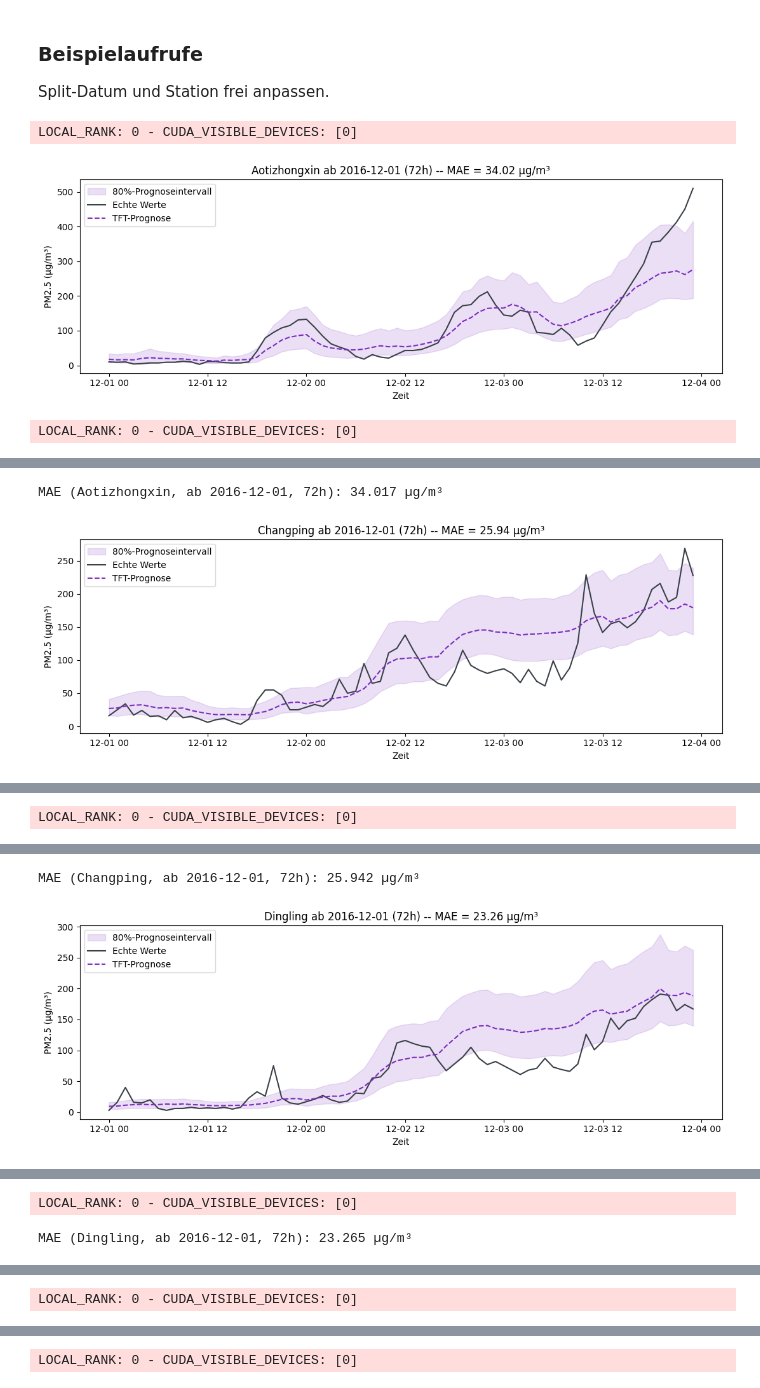
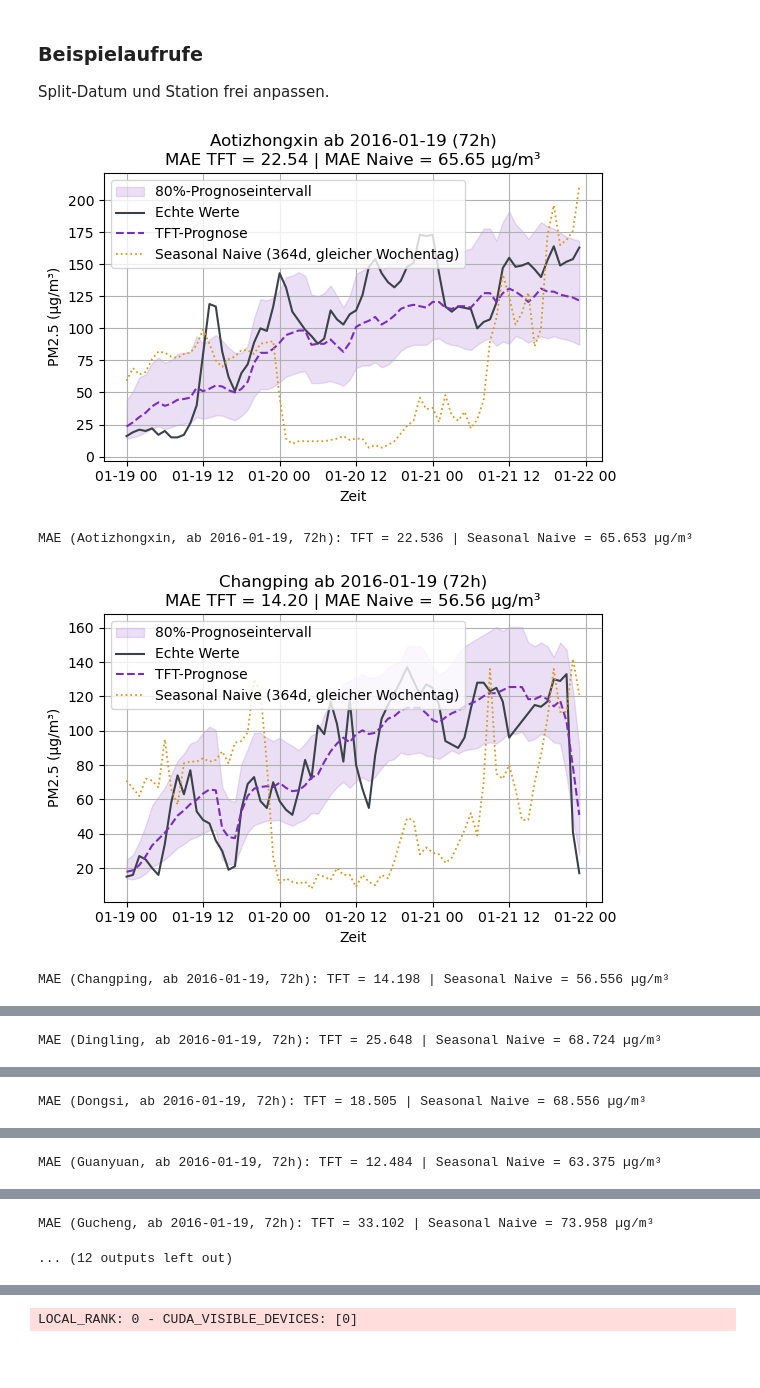
Before and after one commit to Bettina2805/AIForBusinessPrognosis_fv, a Jupyter notebook: Capstone Projekt/notebooks_fv/04_TFT_Modelle_vergleichen.ipynb, the cells around one changed output, grey strips where cells are left out. Drawn from its saved outputs; the diff is of its cells as text; code cells hidden in the pictures; blank space fills up the shorter version.

```diff
--- a/Capstone Projekt/notebooks_fv/04_TFT_Modelle_vergleichen.ipynb
+++ b/Capstone Projekt/notebooks_fv/04_TFT_Modelle_vergleichen.ipynb
@@ -328,9 +346,12 @@ gespeichert -> ..\data\ergebnis_tft_final_geladen.csv
 volles Testfenster (danach) vorliegen.
 # %%
 def vergleiche_tft(station, split_datum, horizont=H_TFT, nf=nf, multi=multi, stat_df=stat_df,
-                   input_size=INPUT_SIZE, farbe_echt='#3A4148', farbe_modell='#7B2CBF'):
-    '''Plottet echte PM2.5-Werte vs. TFT-Prognose fuer `station` ab `split_datum` (`horizont` Stunden)
-    und gibt (vergleich_df, mae_wert) zurueck. Gibt den MAE zusaetzlich aus.'''
+                   input_size=INPUT_SIZE, tage_zurueck_naive=364,
+                   farbe_echt='#3A4148', farbe_modell='#7B2CBF', farbe_naive="#D7991E"):
+    '''Plottet echte PM2.5-Werte vs. TFT-Prognose UND Seasonal-Naive-Baseline (Wert von
+    `tage_zurueck_naive` Tagen zuvor, gleicher Wochentag) fuer `station` ab `split_datum`
+    (`horizont` Stunden). Gibt (vergleich_df, mae_tft, mae_naive) zurueck. Gibt beide MAE
+    zusaetzlich aus.'''
     split_datum = pd.Timestamp(split_datum)
     kontext_start = split_datum - pd.Timedelta(hours=input_size + 24)
 
@@ -355,28 +376,40 @@ def vergleiche_tft(station, split_datum, horizont=H_TFT, nf=nf, multi=multi, sta
 
     echte = fenster[['ds', 'y_original']].rename(columns={'y_original': 'y'})
     vergleich = echte.merge(pred, on='ds')
-    mae_wert = mae(vergleich['y'], vergleich['yhat'])
 
-    plt.figure(figsize=(11, 4))
+    # Seasonal-Naive-Baseline zusaetzlich berechnen (Vorjahreswert, gleicher Wochentag):
+    vergleich['yhat_naive'] = seasonal_naive_vorhersage(multi, station, vergleich['ds'],
+                                                         tage_zurueck=tage_zurueck_naive)
+
+    mae_tft   = mae(vergleich['y'], vergleich['yhat'])
+    mae_naive = mae(vergleich['y'], vergleich['yhat_naive'])
+
+    plt.figure(figsize=(6, 4))
     if 'yhat_lo' in vergleich.columns:
         plt.fill_between(vergleich['ds'], vergleich['yhat_lo'], vergleich['yhat_hi'],
                          color=farbe_modell, alpha=0.15, label='80%-Prognoseintervall')
     plt.plot(vergleich['ds'], vergleich['y'], color=farbe_echt, lw=1.5, label='Echte Werte')
     plt.plot(vergleich['ds'], vergleich['yhat'], color=farbe_modell, lw=1.5, ls='--', label='TFT-Prognose')
-    plt.title(f'{station} ab {split_datum.date()} ({horizont}h) -- MAE = {mae_wert:.2f} µg/m³')
+    plt.plot(vergleich['ds'], vergleich['yhat_naive'], color=farbe_naive, lw=1.3, ls=':',
+             label=f'Seasonal Naive ({tage_zurueck_naive}d, gleicher Wochentag)')
+    plt.title(f'{station} ab {split_datum.date()} ({horizont}h)\n'
+             f'MAE TFT = {mae_tft:.2f} | MAE Naive = {mae_naive:.2f} µg/m³')
     plt.xlabel('Zeit'); plt.ylabel('PM2.5 (µg/m³)')
+    plt.grid()
     plt.legend(loc='best'); plt.tight_layout(); plt.show()
 
-    print(f'MAE ({station}, ab {split_datum.date()}, {horizont}h): {mae_wert:.3f} µg/m³')
-    return vergleich, mae_wert
+    print(f'MAE ({station}, ab {split_datum.date()}, {horizont}h): '
+         f'TFT = {mae_tft:.3f} | Seasonal Naive = {mae_naive:.3f} µg/m³')
+    return vergleich, mae_tft, mae_naive
 # %% [markdown]
 ### Beispielaufrufe
 
 Split-Datum und Station frei anpassen.
 # %%
 for station in STATIONEN_TEST:
-    _ = vergleiche_tft(station, split_datum='2016-12-01', horizont=72)
+    _ = vergleiche_tft(station, split_datum='2016-01-19', horizont=72)
 # %% [output]
+[figure, new version]
-LOCAL_RANK: 0 - CUDA_VISIBLE_DEVICES: [0]
+MAE (Aotizhongxin, ab 2016-01-19, 72h): TFT = 22.536 | Seasonal Naive = 65.653 µg/m³
-[figure, old version]
+[figure, new version]
-LOCAL_RANK: 0 - CUDA_VISIBLE_DEVICES: [0]
+MAE (Changping, ab 2016-01-19, 72h): TFT = 14.198 | Seasonal Naive = 56.556 µg/m³
@@ -383,2 +417 @@ LOCAL_RANK: 0 - CUDA_VISIBLE_DEVICES: [0]
-MAE (Aotizhongxin, ab 2016-12-01, 72h): 34.017 µg/m³
+MAE (Dingling, ab 2016-01-19, 72h): TFT = 25.648 | Seasonal Naive = 68.724 µg/m³
-[figure, old version]
@@ -385 +419 @@ MAE (Aotizhongxin, ab 2016-12-01, 72h): 34.017 µg/m³
-LOCAL_RANK: 0 - CUDA_VISIBLE_DEVICES: [0]
+MAE (Dongsi, ab 2016-01-19, 72h): TFT = 18.505 | Seasonal Naive = 68.556 µg/m³
@@ -386,2 +421 @@ LOCAL_RANK: 0 - CUDA_VISIBLE_DEVICES: [0]
-MAE (Changping, ab 2016-12-01, 72h): 25.942 µg/m³
+MAE (Guanyuan, ab 2016-01-19, 72h): TFT = 12.484 | Seasonal Naive = 63.375 µg/m³
-[figure, old version]
@@ -388,2 +423,2 @@ MAE (Changping, ab 2016-12-01, 72h): 25.942 µg/m³
-LOCAL_RANK: 0 - CUDA_VISIBLE_DEVICES: [0]
+MAE (Gucheng, ab 2016-01-19, 72h): TFT = 33.102 | Seasonal Naive = 73.958 µg/m³
-MAE (Dingling, ab 2016-12-01, 72h): 23.265 µg/m³
+... (12 outputs left out)
@@ -391 +424,0 @@ MAE (Dingling, ab 2016-12-01, 72h): 23.265 µg/m³
-LOCAL_RANK: 0 - CUDA_VISIBLE_DEVICES: [0]
```
Also changed, not shown: parts of 9 cells of this notebook.
